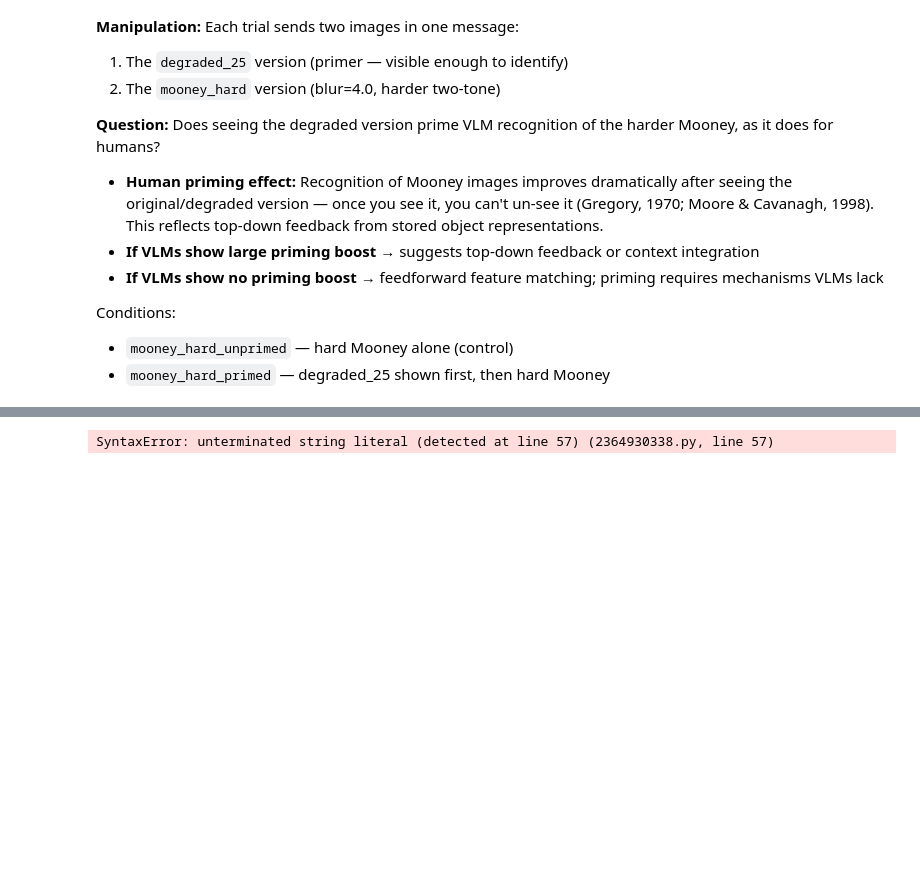
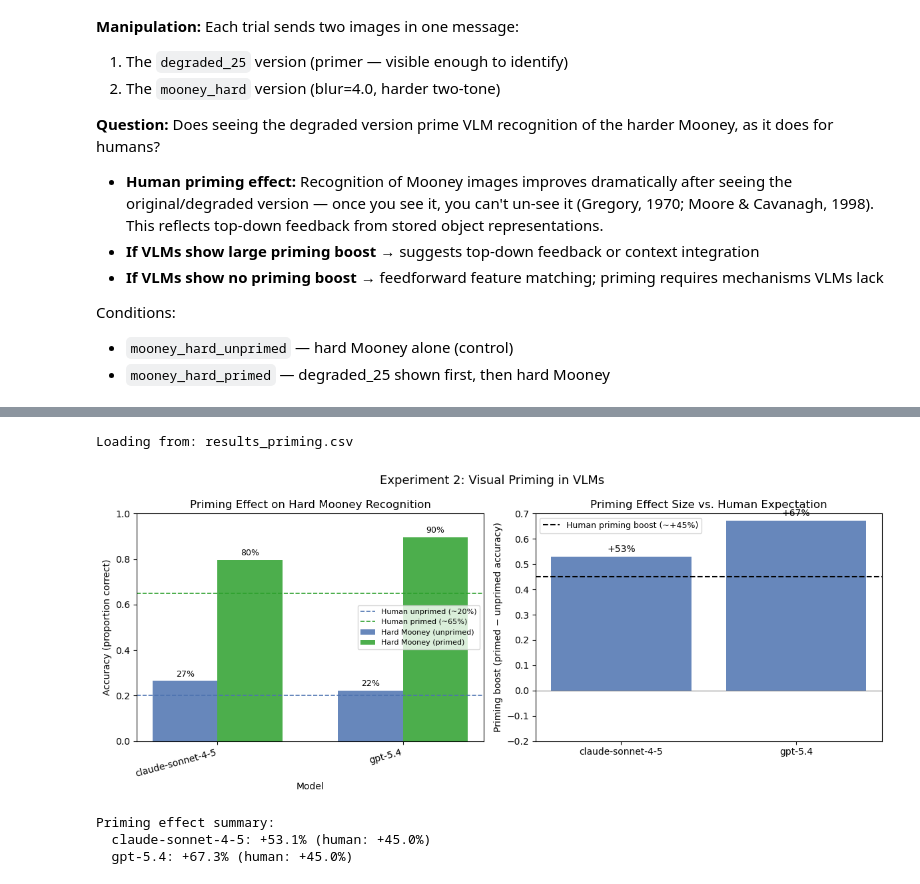
Before and after one commit to hayafaisalbugshan/feedforward-vision-vlms, a Jupyter notebook: experiment.ipynb, the cells around one changed output, grey strips where cells are left out. Cells and saved outputs as stored; diff of their text form; code cells hidden in the pictures; blank space fills up the shorter version.

```diff
--- a/experiment.ipynb
+++ b/experiment.ipynb
@@ -665,35 +672,37 @@ def plot_priming_effect(priming_df,
     human_delta = human_primed - human_unprimed
     bar_colors = ["#4C72B0" if d >= 0 else "#C44E52" for d in deltas]
     bars = ax.bar([m.split("/")[-1] for m in models], deltas, color=bar_colors, alpha=0.85)
     for bar, d in zip(bars, deltas):
         ax.text(bar.get_x() + bar.get_width()/2,
                 bar.get_height() + (0.01 if d >= 0 else -0.03),
                 f"{d:+.0%}", ha="center", va="bottom", fontsize=10)
 
     ax.axhline(human_delta, color="black", linestyle="--", linewidth=1.5,
                label=f"Human priming boost (~{human_delta:+.0%})")
     ax.axhline(0, color="gray", linewidth=0.8)
     ax.set_ylabel("Priming boost (primed − unprimed accuracy)")
-    ax.set_title("Priming Effect Size
-vs. Human Expectation")
+    ax.set_title("Priming Effect Size vs. Human Expectation")
     ax.set_ylim(-0.2, 0.7)
     ax.legend(fontsize=9)
 
     plt.suptitle("Experiment 2: Visual Priming in VLMs", fontsize=13)
     plt.tight_layout()
     plt.savefig("priming_effect.png", dpi=150)
     plt.show()
 
-    print("
-Priming effect summary:")
+    print("Priming effect summary:")
     for m, d in zip(models, deltas):
         print(f"  {m}: {d:+.1%} (human: {human_delta:+.1%})")
 
 
 priming_file = "results_priming.csv" if os.path.exists("results_priming.csv") else "results_priming_checkpoint.csv"
 print(f"Loading from: {priming_file}")
 priming_df = pd.read_csv(priming_file)
 priming_df["correct"] = priming_df.apply(lambda r: is_correct(r["response"], r["label"]), axis=1)
 plot_priming_effect(priming_df)
 # %% [output]
-SyntaxError: unterminated string literal (detected at line 57) (2364930338.py, line 57)
+Loading from: results_priming.csv
+[figure, added]
+Priming effect summary:
+  claude-sonnet-4-5: +53.1% (human: +45.0%)
+  gpt-5.4: +67.3% (human: +45.0%)
```
Also changed, not shown: parts of 1 cell of this notebook, 18 other files.
